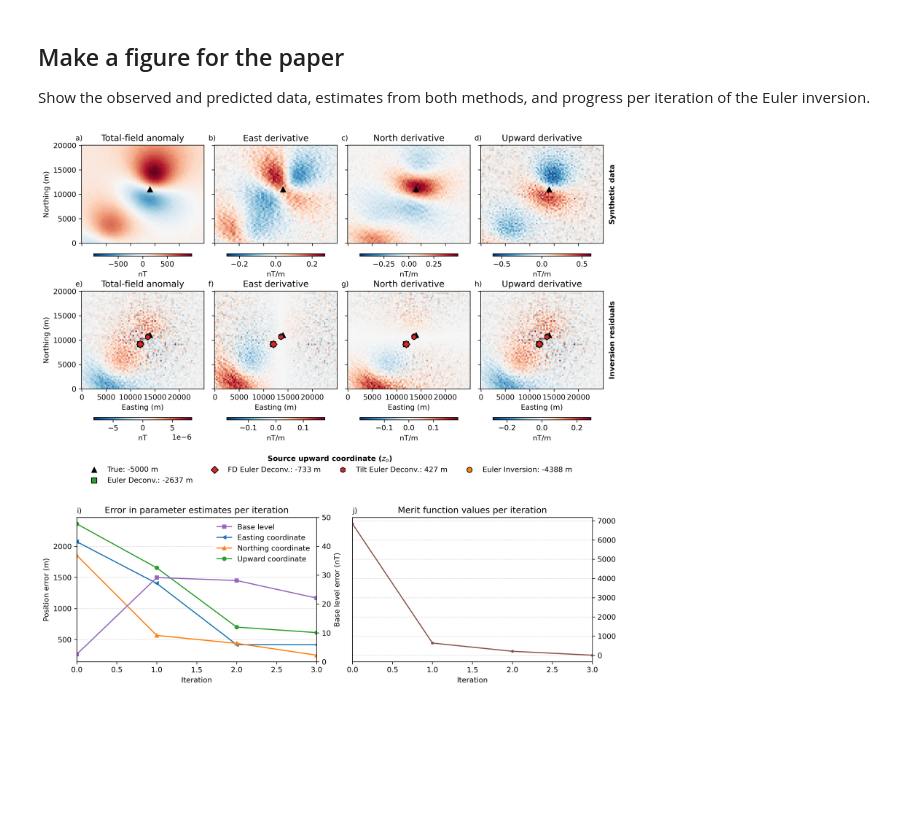
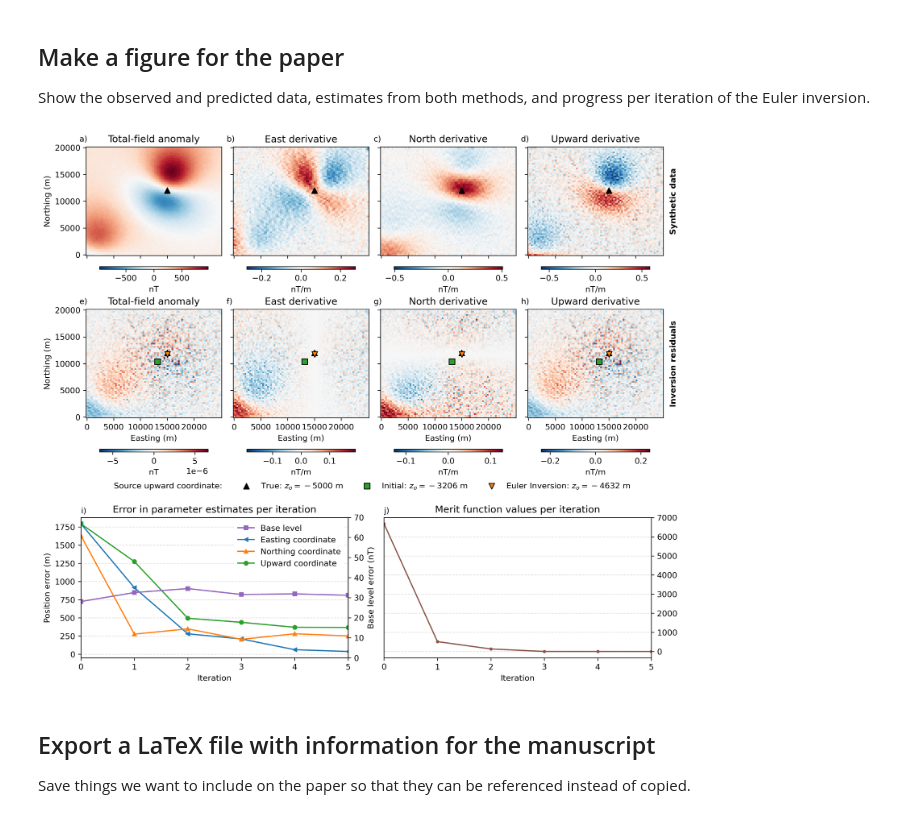
Before and after one commit to compgeolab/euler-inversion, a Jupyter notebook: code/synthetic-proof-of-concept.ipynb, the cells around one changed output. Cells and saved outputs as stored; diff of their text form; code cells hidden in the pictures; blank space fills up the shorter version.

```diff
--- a/code/synthetic-proof-of-concept.ipynb
+++ b/code/synthetic-proof-of-concept.ipynb
@@ -95,9 +82,0 @@ Number of data: 11918
-# %%
-fig, axes = plt.subplots(2, 3, figsize=(12, 5), layout="constrained")
-for field, ax in zip(["deriv_east_east", "deriv_north_north", "deriv_east_north", "deriv_up_east", "deriv_up_north", "deriv_up_up", ], axes.ravel()):
-    data[field].plot.pcolormesh(
-        ax=ax, cbar_kwargs=dict(orientation="horizontal", aspect=50)
-    )
-    ax.set_aspect("equal")
-    tmp = ax.scatter(*true_coordinates[:2], c=true_coordinates[2], s=30)
-plt.show()
@@ -151,9 +86,8 @@ Wall time: 10.7 ms
 Now run the Euler inversion with the same SI.
 # %%
 %%time
-ei = euler.EulerInversion(structural_index=3).fit_grid(
-    data, weights=(1, 0.1, 0.1, 0.05)
-)
+SI = 3
+ei = euler.EulerInversion(structural_index=SI).fit_grid(data)
 print("Base level:")
 print(f"  True      = {base_level}")
 print(f"  Estimated = {ei.base_level_}")
@@ -227,7 +119,7 @@ base_error = np.abs(base_level - base_levels)
 
 colors = list(plt.rcParams["axes.prop_cycle"].by_key()["color"])
 
-fig = plt.figure(figsize=(11, 10.5), layout="constrained")
+fig = plt.figure(figsize=(11, 9.5), layout="constrained")
 figures = fig.subfigures(2, 1, height_ratios=[2, 1])
 
 axes = figures[0].subplots(2, 4, sharey=True, sharex=True)
@@ -273,55 +165,36 @@ for field, ax in zip(
         linewidths=1,
         edgecolors="black",
     )
-    inv = ax.scatter(
-        *ei.location_[:2],
-        c=colors[1],
-        s=marker_size,
-        marker="o",
-        linewidths=1,
-        edgecolors="black",
-    )
-    deconv = ax.scatter(
-        *ed.location_[:2],
+    initial = ax.scatter(
+        *ei.location_per_iteration_[0][:2],
         c=colors[2],
         s=marker_size,
         marker="s",
         linewidths=1,
         edgecolors="black",
     )
-    fd = ax.scatter(
-        *edfd.location_[:2],
-        c=colors[3],
+    inv = ax.scatter(
+        *ei.location_[:2],
+        c=colors[1],
         s=marker_size,
-        marker="D",
+        marker="v",
         linewidths=1,
         edgecolors="black",
     )
-    tilt = ax.scatter(
-        *parameters[:2],
-        c=colors[3],
-        s=marker_size,
-        marker="h",
-        linewidths=1,
-        edgecolors="black",
-    )
+legend_title = plt.plot([], marker="", linestyle="")[0]
 figures[0].legend(
-    [true, deconv, fd, tilt, inv],
+    [legend_title, true, initial, inv],
     [
-        f"True: {true_coordinates[-1]:.0f} m",
-        f"Euler Deconv.: {ed.location_[-1]:.0f} m",
-        f"FD Euler Deconv.: {edfd.location_[2]:.0f} m",
-        f"Tilt Euler Deconv.: {parameters[2]:.0f} m",
-        f"Euler Inversion: {ei.location_[-1]:.0f} m",
+        "Source upward coordinate:",
+        f"True: $z_o = {true_coordinates[-1]:.0f}$ m",
+        f"Initial: $z_o = {ei.location_per_iteration_[0][-1]:.0f}$ m",
+        f"Euler Inversion: $z_o = {ei.location_[-1]:.0f}$ m",
     ],
-    title="Source upward coordinate ($z_o$)",
-    title_fontproperties=dict(weight="bold"),
     framealpha=1,
     facecolor="#ffffff",
     edgecolor="#ffffff",
     ncols=4,
     loc="outside lower center",
-    borderpad=1.5,
 )
 for ax in axes[1, :]:
     ax.set_xticks(np.arange(0, 25e3, 5e3))
@@ -353,32 +226,36 @@ ax1.legend(
     ["Base level", "Easting coordinate", "Northing coordinate", "Upward coordinate"],
     framealpha=1,
     facecolor="#ffffff",
     edgecolor="#ffffff",
 )
-twin.set_ylim(0, base_level / 2)
+twin.set_ylim(0, 70)
 twin.set_ylabel("Base level error (nT)")
 ax1.set_xlabel("Iteration")
 ax1.set_ylabel("Position error (m)")
 ax1.set_title("Error in parameter estimates per iteration")
 ax1.set_xlim(0, len(east_error) - 1)
 
 ax2.grid(axis="y", alpha=0.4, linestyle="--")
 ax2.plot(ei.merit_, label="Merit", color=colors[5], marker=".", linestyle="-")
 
 ax2.set_xlabel("Iteration")
 ax2.yaxis.set_label_position("right")
 ax2.yaxis.tick_right()
 ax2.set_title("Merit function values per iteration")
 ax2.set_xlim(0, len(east_error) - 1)
 
 for ax, label in zip([ax1, ax2], "ij"):
     ax.text(0, 1.03, f"{label})", transform=ax.transAxes)
 
 # Save the figure and display the saved figure because savefig and
 # show can sometimes create slightly different figures
 figfile = Path("..") / "paper" / "figures" / "synthetic-proof-of-concept.png"
 fig.savefig(figfile, dpi=300, bbox_inches="tight")
 plt.close()
 Image(figfile)
 # %% [output]
-[figure, old version]
+[figure, new version]
+# %% [markdown]
+## Export a LaTeX file with information for the manuscript
+
+Save things we want to include on the paper so that they can be referenced instead of copied.
```
Also changed, not shown: parts of 13 cells of this notebook, 12 other files.
